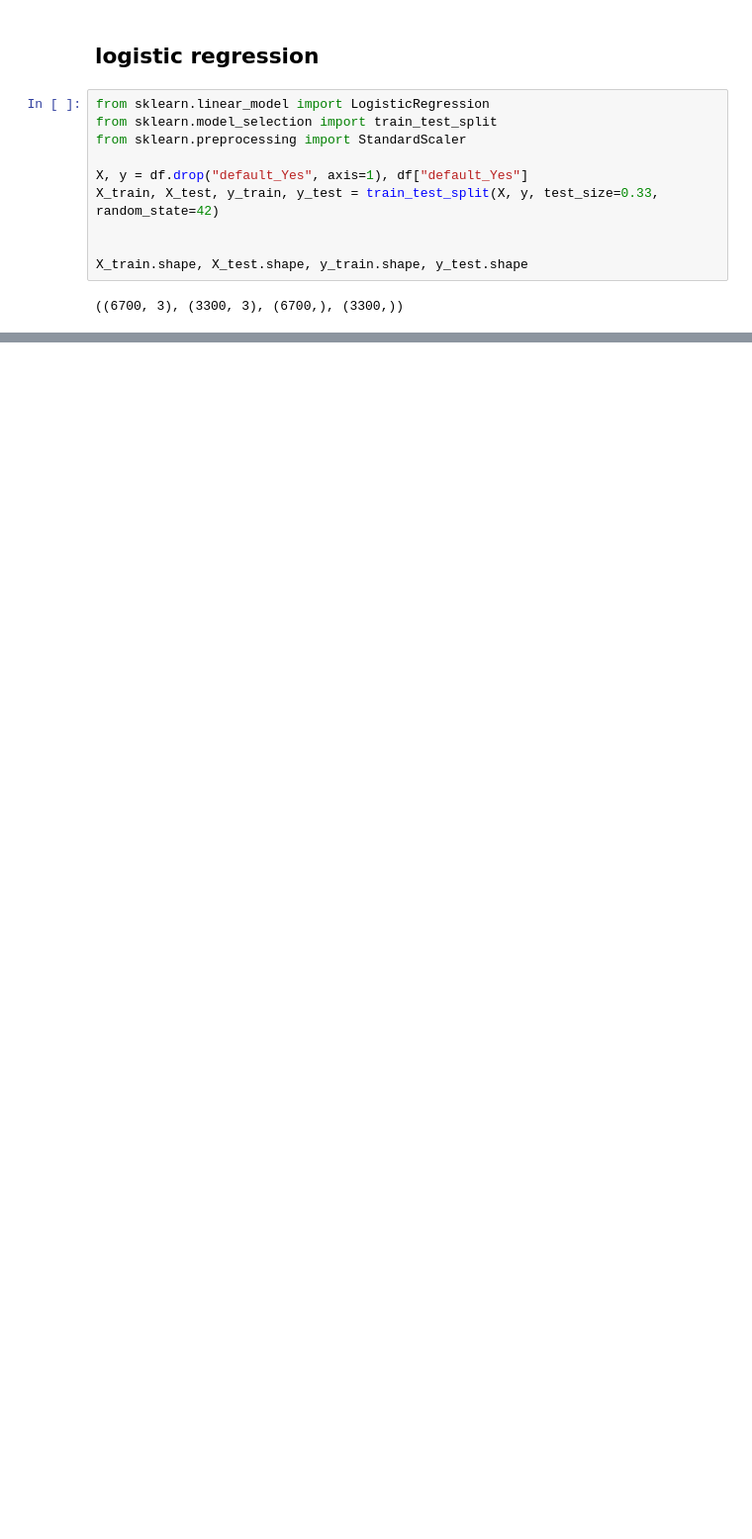
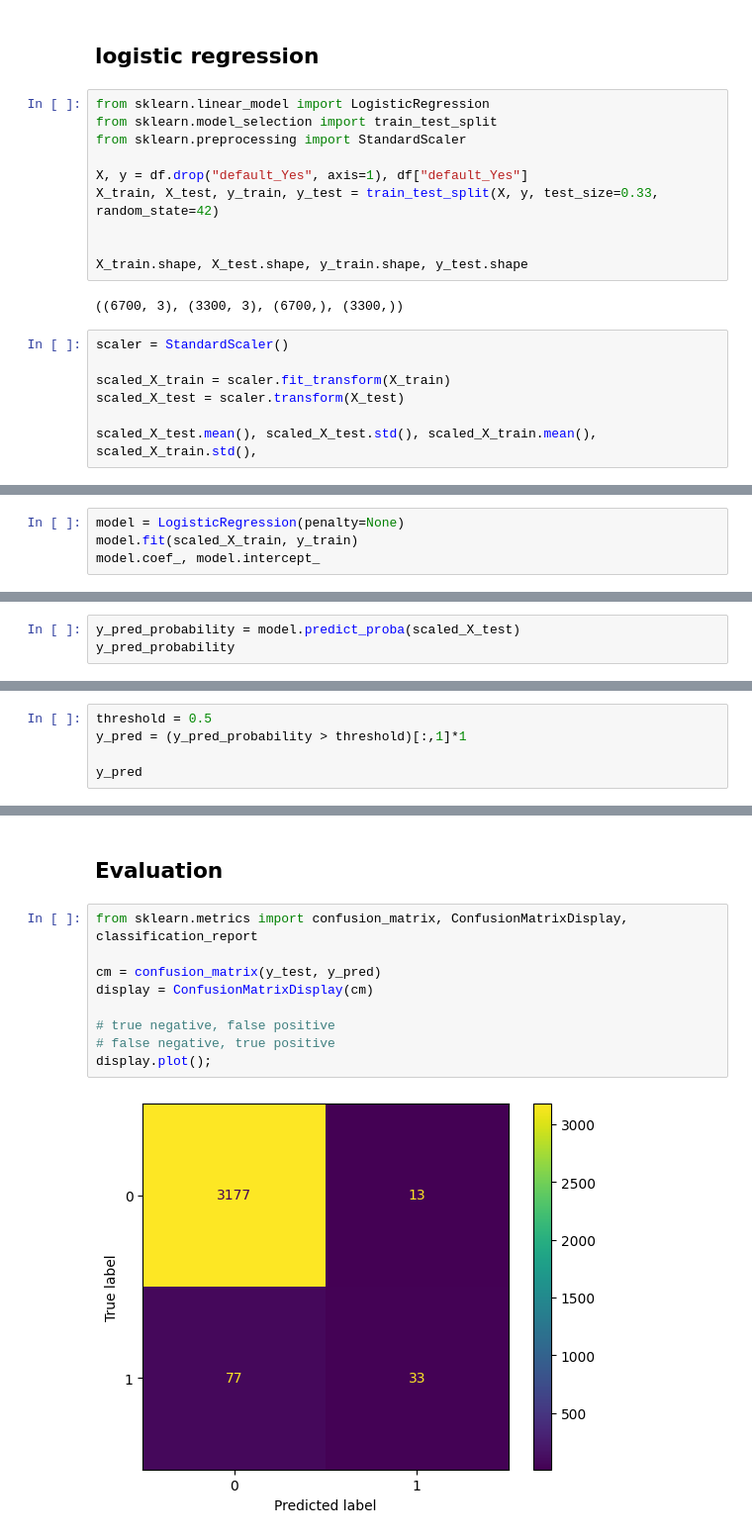
Before and after one commit to Razjoh/Machine-learning-Rasmus-Johansson, a Jupyter notebook: Code-along/L5-Logistic_regression.ipynb, the cells around one changed output, grey strips where cells are left out. Shown at 99% size. Drawn from its saved outputs; the diff is of its cells as text; blank space fills up the shorter version.

Commit message:
predicts

```diff
--- a/Code-along/L5-Logistic_regression.ipynb
+++ b/Code-along/L5-Logistic_regression.ipynb
@@ -107,3 +107,10 @@ X_train, X_test, y_train, y_test = train_test_split(X, y, test_size=0.33, random
 X_train.shape, X_test.shape, y_train.shape, y_test.shape
 # %% [output]
 ((6700, 3), (3300, 3), (6700,), (3300,))
+# %%
+scaler = StandardScaler()
+
+scaled_X_train = scaler.fit_transform(X_train)
+scaled_X_test = scaler.transform(X_test)
+
+scaled_X_test.mean(), scaled_X_test.std(), scaled_X_train.mean(), scaled_X_train.std(),
@@ -109,0 +119,4 @@ X_train.shape, X_test.shape, y_train.shape, y_test.shape
+# %%
+model = LogisticRegression(penalty=None)
+model.fit(scaled_X_train, y_train)
+model.coef_, model.intercept_
@@ -109,0 +159,3 @@ X_train.shape, X_test.shape, y_train.shape, y_test.shape
+# %%
+y_pred_probability = model.predict_proba(scaled_X_test)
+y_pred_probability
@@ -109,0 +175,5 @@ X_train.shape, X_test.shape, y_train.shape, y_test.shape
+# %%
+threshold = 0.5
+y_pred = (y_pred_probability > threshold)[:,1]*1
+
+y_pred
@@ -109,0 +186,13 @@ X_train.shape, X_test.shape, y_train.shape, y_test.shape
+# %% [markdown]
+## Evaluation
+# %%
+from sklearn.metrics import confusion_matrix, ConfusionMatrixDisplay, classification_report
+
+cm = confusion_matrix(y_test, y_pred)
+display = ConfusionMatrixDisplay(cm)
+
+# true negative, false positive
+# false negative, true positive
+display.plot();
+# %% [output]
+[figure, added]
```
Also changed, not shown: parts of 14 cells of this notebook.
